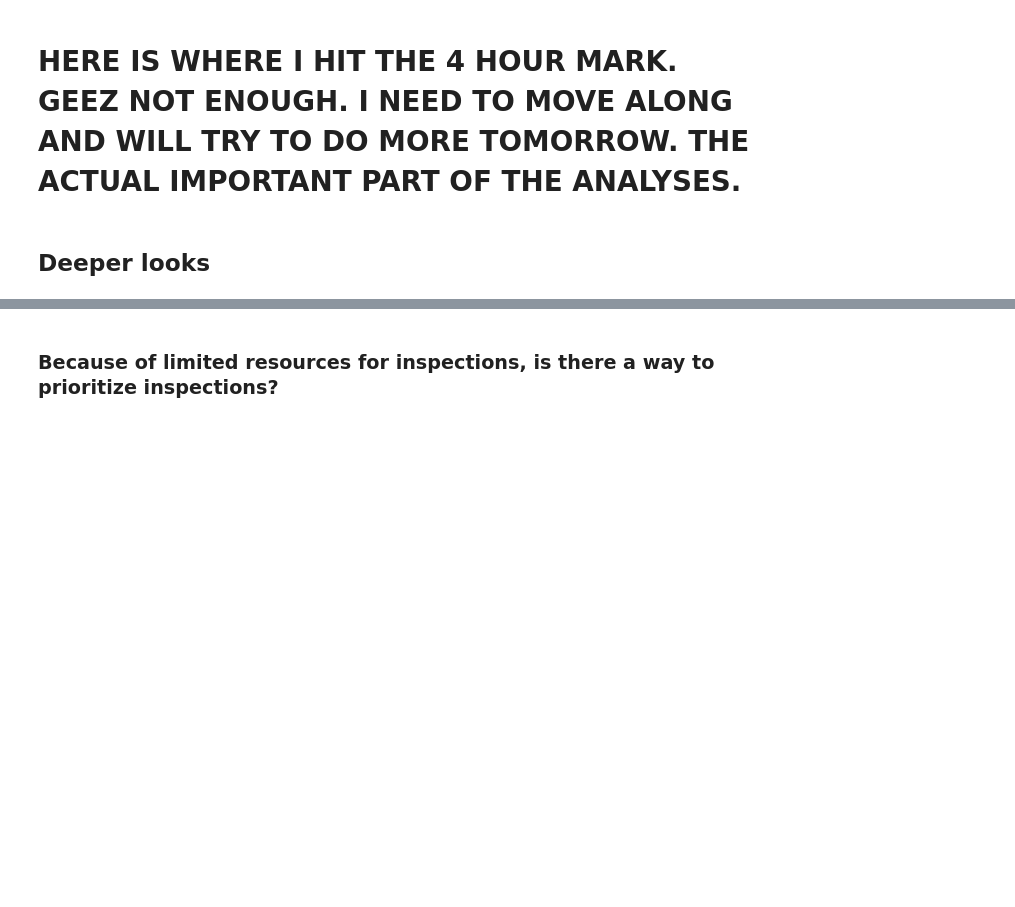
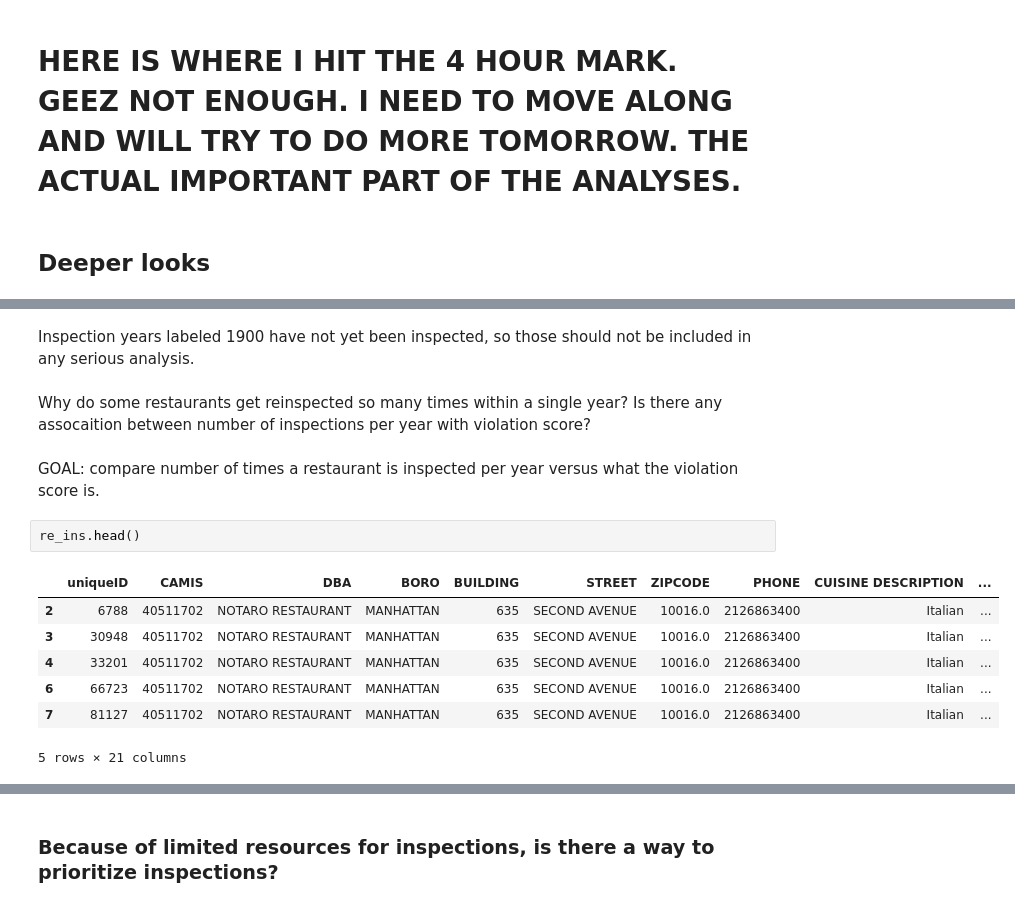
Before and after one commit to mishoptera/nyc_restaurants, a Jupyter notebook: eda_dataset.ipynb, the cells around one changed output, grey strips where cells are left out. Cells and saved outputs as stored; diff of their text form; blank space fills up the shorter version.

```diff
--- a/eda_dataset.ipynb
+++ b/eda_dataset.ipynb
@@ -270,0 +315,16 @@ Okay I'll filter down even more to be only those restaurants that have scores of
+# %% [markdown]
+Inspection years labeled 1900 have not yet been inspected, so those should not be included in any serious analysis.
+# %% [markdown]
+Why do some restaurants get reinspected so many times within a single year? Is there any assocaition between number of inspections per year with violation score?
+# %% [markdown]
+GOAL: compare number of times a restaurant is inspected per year versus what the violation score is.
+# %%
+re_ins.head()
+# %% [output]
+|  | uniqueID | CAMIS | DBA | BORO | BUILDING | STREET | ZIPCODE | PHONE | CUISINE DESCRIPTION | ... |
+| 2 | 6788 | 40511702 | NOTARO RESTAURANT | MANHATTAN | 635 | SECOND AVENUE | 10016.0 | 2126863400 | Italian | ... |
+| 3 | 30948 | 40511702 | NOTARO RESTAURANT | MANHATTAN | 635 | SECOND AVENUE | 10016.0 | 2126863400 | Italian | ... |
+| 4 | 33201 | 40511702 | NOTARO RESTAURANT | MANHATTAN | 635 | SECOND AVENUE | 10016.0 | 2126863400 | Italian | ... |
+| 6 | 66723 | 40511702 | NOTARO RESTAURANT | MANHATTAN | 635 | SECOND AVENUE | 10016.0 | 2126863400 | Italian | ... |
+| 7 | 81127 | 40511702 | NOTARO RESTAURANT | MANHATTAN | 635 | SECOND AVENUE | 10016.0 | 2126863400 | Italian | ... |
+5 rows × 21 columns
```
Also changed, not shown: parts of 12 cells of this notebook.
